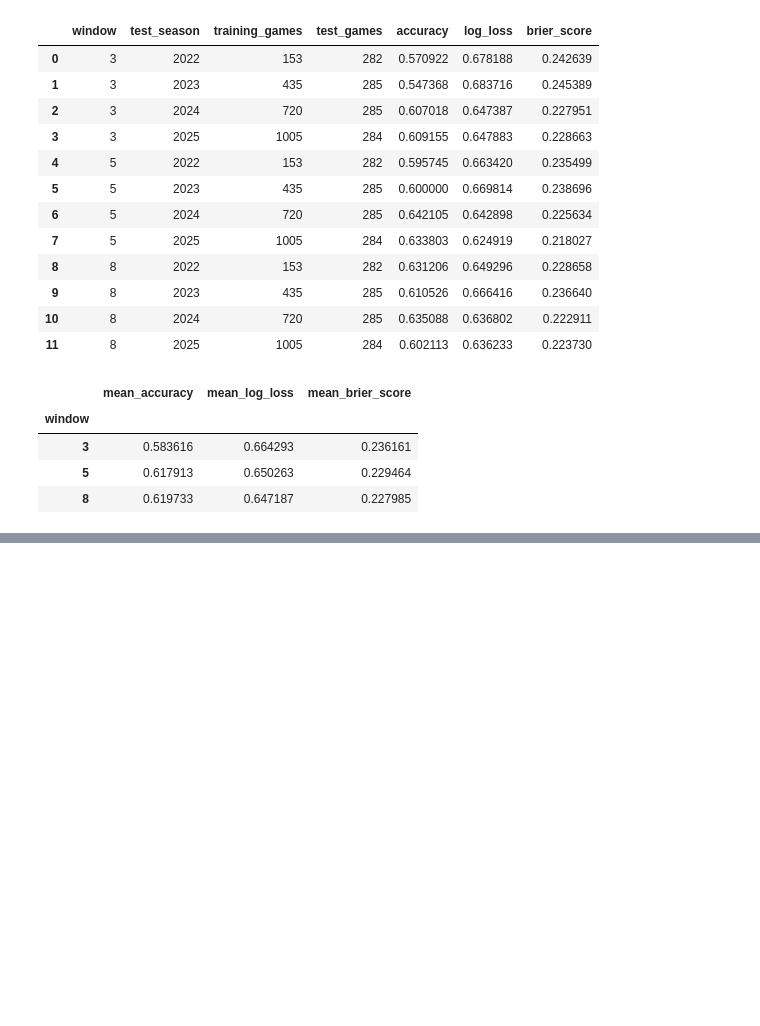
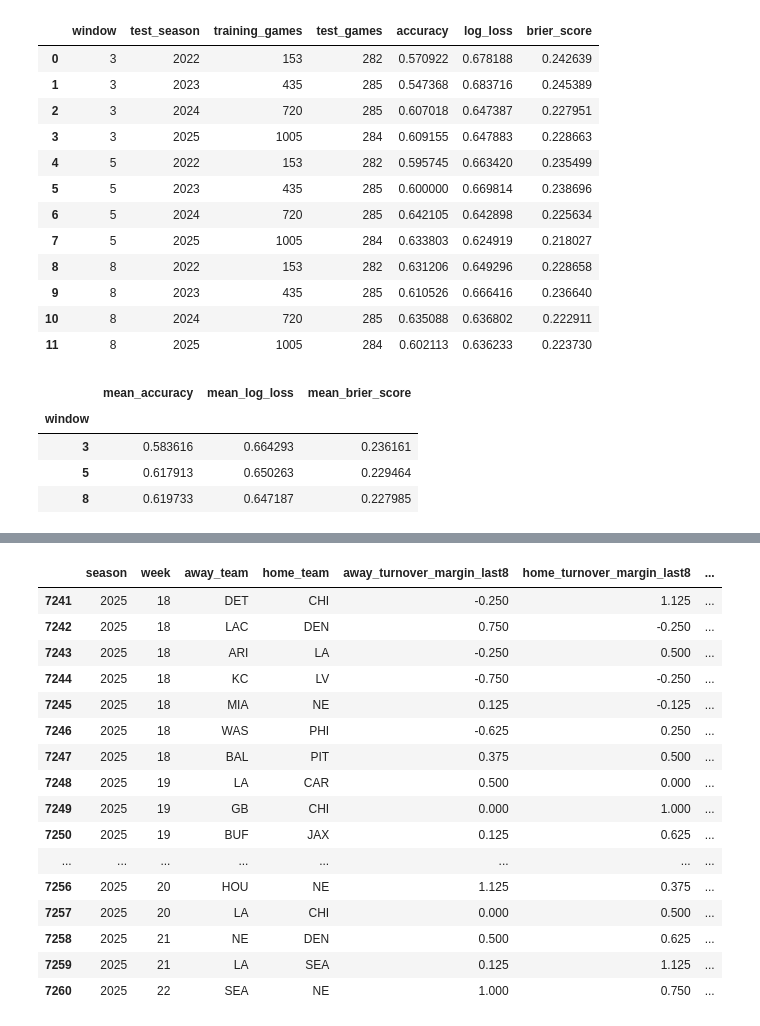
Before and after one commit to GarnetFisherman/nfl-game-prediction, a Jupyter notebook: notebooks/01_explore_nfl_data.ipynb, the cells around one changed output, grey strips where cells are left out. Saved outputs shown, nothing was run; the diff lists cells and outputs as text; code cells hidden in the pictures; blank space fills up the shorter version.

```diff
--- a/notebooks/01_explore_nfl_data.ipynb
+++ b/notebooks/01_explore_nfl_data.ipynb
@@ -2818,0 +3199,33 @@ window_summary
+# %%
+model_8_turnovers[
+    model_8_turnovers["season"] == 2025
+][
+    [
+        "season",
+        "week",
+        "away_team",
+        "home_team",
+        "away_turnover_margin_last8",
+        "home_turnover_margin_last8",
+        "turnover_margin_advantage",
+        "home_win"
+    ]
+].tail(20)
+# %% [output]
+|  | season | week | away_team | home_team | away_turnover_margin_last8 | home_turnover_margin_last8 | ... |
+| 7241 | 2025 | 18 | DET | CHI | -0.250 | 1.125 | ... |
+| 7242 | 2025 | 18 | LAC | DEN | 0.750 | -0.250 | ... |
+| 7243 | 2025 | 18 | ARI | LA | -0.250 | 0.500 | ... |
+| 7244 | 2025 | 18 | KC | LV | -0.750 | -0.250 | ... |
+| 7245 | 2025 | 18 | MIA | NE | 0.125 | -0.125 | ... |
+| 7246 | 2025 | 18 | WAS | PHI | -0.625 | 0.250 | ... |
+| 7247 | 2025 | 18 | BAL | PIT | 0.375 | 0.500 | ... |
+| 7248 | 2025 | 19 | LA | CAR | 0.500 | 0.000 | ... |
+| 7249 | 2025 | 19 | GB | CHI | 0.000 | 1.000 | ... |
+| 7250 | 2025 | 19 | BUF | JAX | 0.125 | 0.625 | ... |
+| ... | ... | ... | ... | ... | ... | ... | ... |
+| 7256 | 2025 | 20 | HOU | NE | 1.125 | 0.375 | ... |
+| 7257 | 2025 | 20 | LA | CHI | 0.000 | 0.500 | ... |
+| 7258 | 2025 | 21 | NE | DEN | 0.500 | 0.625 | ... |
+| 7259 | 2025 | 21 | LA | SEA | 0.125 | 1.125 | ... |
+| 7260 | 2025 | 22 | SEA | NE | 1.000 | 0.750 | ... |
```
Also changed, not shown: parts of 183 cells of this notebook.
